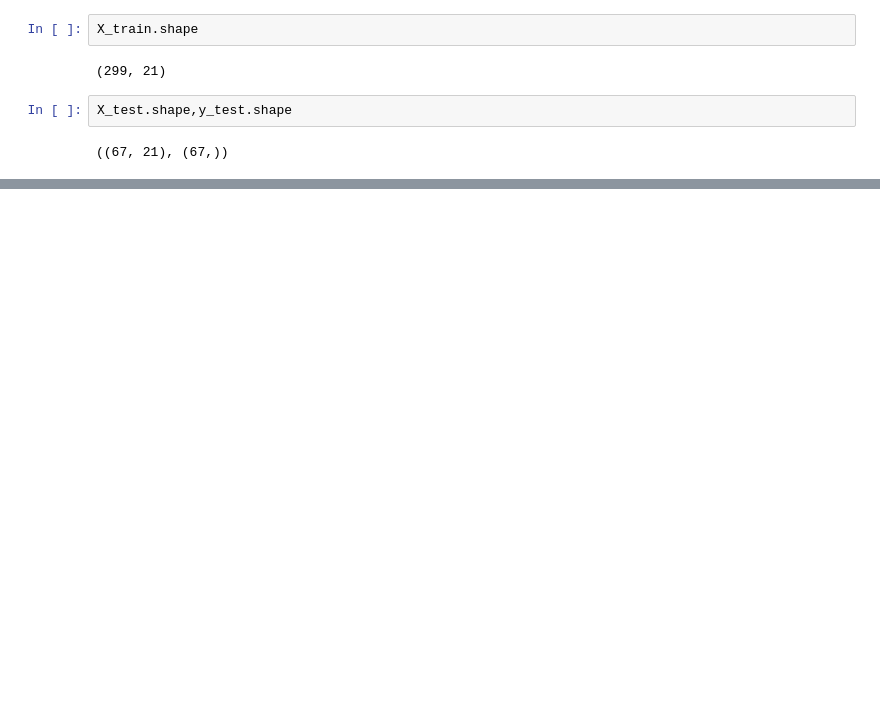
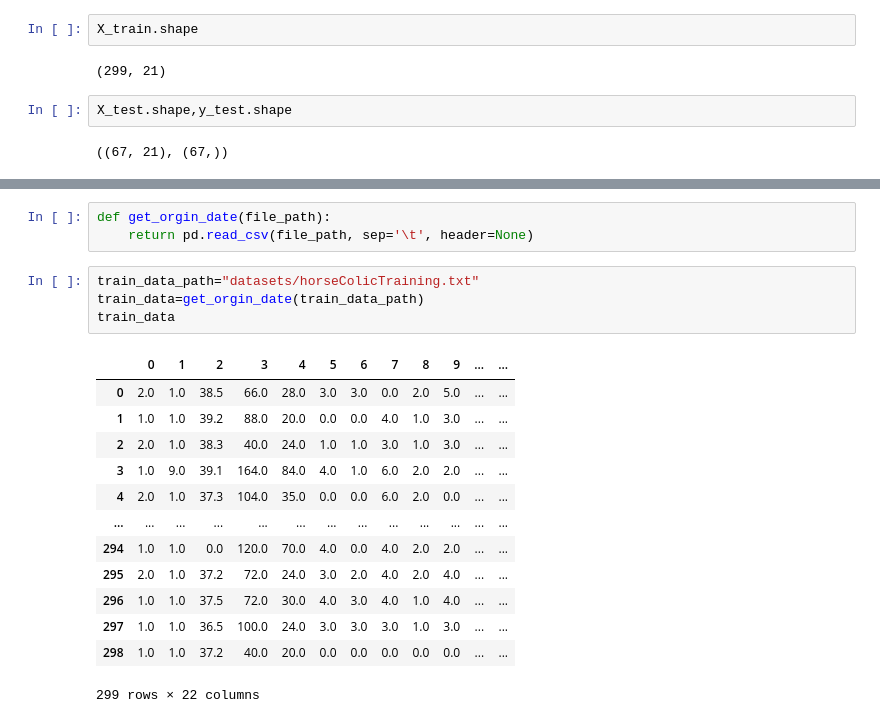
Before and after one commit to lealb/ml_by_python, a Jupyter notebook: study/machline_learning_in_action/06-ensemble_learning.ipynb, the cells around one changed output, grey strips where cells are left out. Drawn from its saved outputs; the diff is of its cells as text; blank space fills up the shorter version.

```diff
--- a/study/machline_learning_in_action/06-ensemble_learning.ipynb
+++ b/study/machline_learning_in_action/06-ensemble_learning.ipynb
@@ -291,0 +352,21 @@ iter_num:  [{'dim': 9, 'thresh': 3.0, 'ineq': 'gt', 'alpha': 0.4616623792657674}
+# %%
+def get_orgin_date(file_path):
+    return pd.read_csv(file_path, sep='\t', header=None)
+# %%
+train_data_path="datasets/horseColicTraining.txt"
+train_data=get_orgin_date(train_data_path)
+train_data
+# %% [output]
+|  | 0 | 1 | 2 | 3 | 4 | 5 | 6 | 7 | 8 | 9 | ... | ... |
+| 0 | 2.0 | 1.0 | 38.5 | 66.0 | 28.0 | 3.0 | 3.0 | 0.0 | 2.0 | 5.0 | ... | ... |
+| 1 | 1.0 | 1.0 | 39.2 | 88.0 | 20.0 | 0.0 | 0.0 | 4.0 | 1.0 | 3.0 | ... | ... |
+| 2 | 2.0 | 1.0 | 38.3 | 40.0 | 24.0 | 1.0 | 1.0 | 3.0 | 1.0 | 3.0 | ... | ... |
+| 3 | 1.0 | 9.0 | 39.1 | 164.0 | 84.0 | 4.0 | 1.0 | 6.0 | 2.0 | 2.0 | ... | ... |
+| 4 | 2.0 | 1.0 | 37.3 | 104.0 | 35.0 | 0.0 | 0.0 | 6.0 | 2.0 | 0.0 | ... | ... |
+| ... | ... | ... | ... | ... | ... | ... | ... | ... | ... | ... | ... | ... |
+| 294 | 1.0 | 1.0 | 0.0 | 120.0 | 70.0 | 4.0 | 0.0 | 4.0 | 2.0 | 2.0 | ... | ... |
+| 295 | 2.0 | 1.0 | 37.2 | 72.0 | 24.0 | 3.0 | 2.0 | 4.0 | 2.0 | 4.0 | ... | ... |
+| 296 | 1.0 | 1.0 | 37.5 | 72.0 | 30.0 | 4.0 | 3.0 | 4.0 | 1.0 | 4.0 | ... | ... |
+| 297 | 1.0 | 1.0 | 36.5 | 100.0 | 24.0 | 3.0 | 3.0 | 3.0 | 1.0 | 3.0 | ... | ... |
+| 298 | 1.0 | 1.0 | 37.2 | 40.0 | 20.0 | 0.0 | 0.0 | 0.0 | 0.0 | 0.0 | ... | ... |
+299 rows × 22 columns
```
Also changed, not shown: parts of 20 cells of this notebook.
